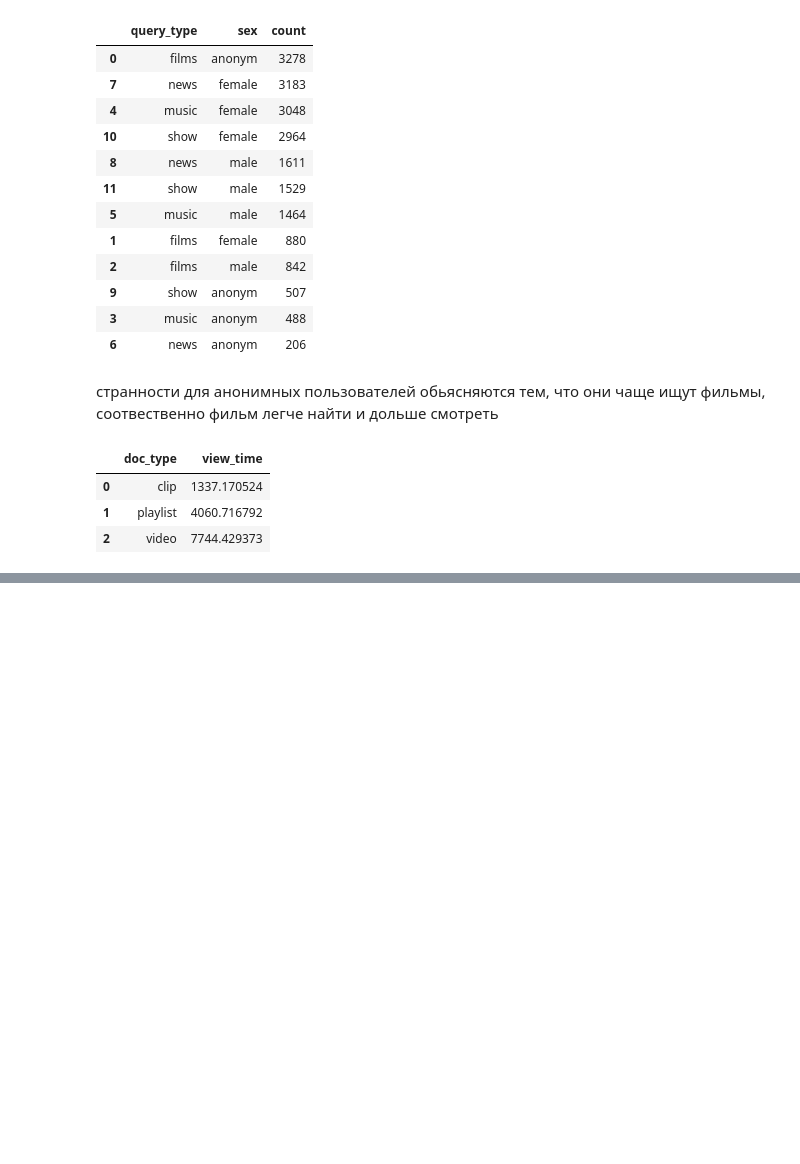
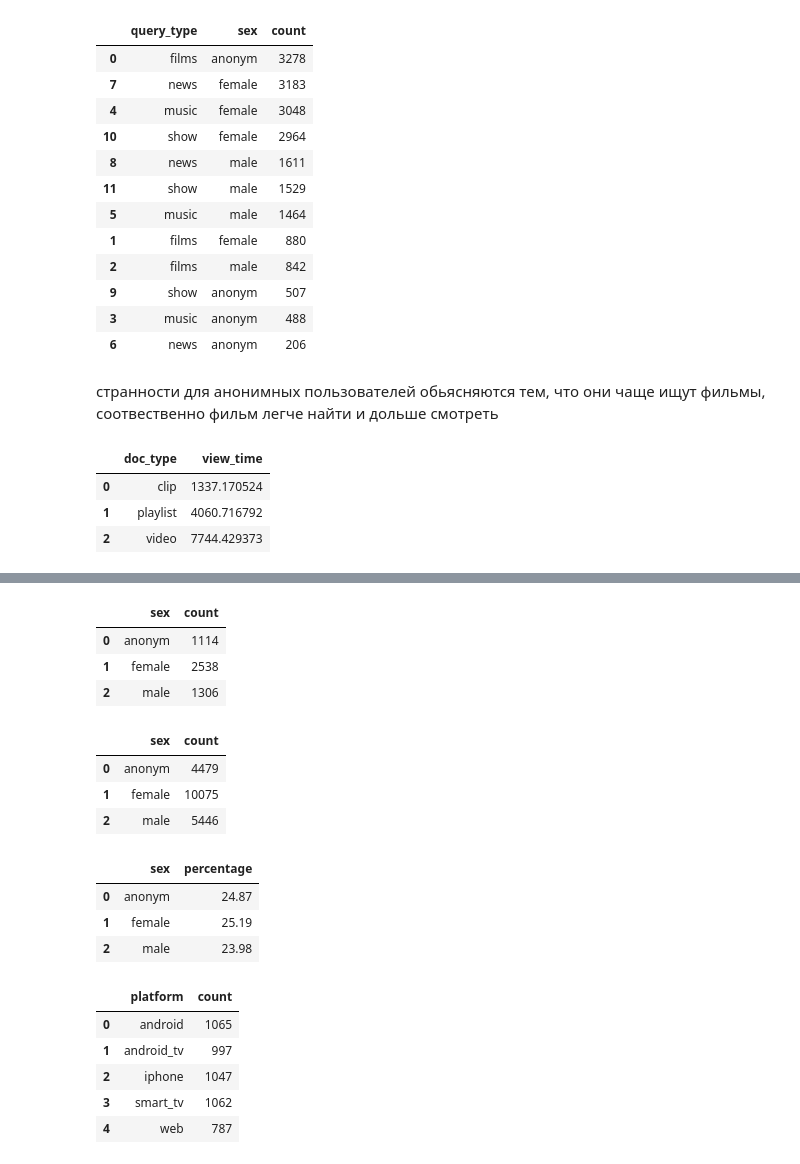
Before and after one commit to Xsize731/techtest_vk, a Jupyter notebook: main.ipynb, the cells around one changed output, grey strips where cells are left out. Drawn from its saved outputs; the diff is of its cells as text; code cells hidden in the pictures; blank space fills up the shorter version.

```diff
--- a/main.ipynb
+++ b/main.ipynb
@@ -418,0 +418,50 @@ plt.xticks(rotation=45)
+# %%
+# посмотрев по половому признаку, видим что запросы от женщин чаще оказываются неудачными, посмотрим общее количество запросов для каждого пола
+df[(df['event'] == 'search')] \
+    .groupby('sex', as_index=False)['user_id'] \
+    .count() \
+    .rename(columns = {'user_id' : 'count'})
+# %% [output]
+|  | sex | count |
+| 0 | anonym | 1114 |
+| 1 | female | 2538 |
+| 2 | male | 1306 |
+# %%
+# у женщин большее число запросов так как и пользователей женщин больше
+total_search = df.groupby('sex', as_index=False)['user_id'] \
+    .count() \
+    .rename(columns = {'user_id' : 'count'})
+total_search
+# %% [output]
+|  | sex | count |
+| 0 | anonym | 4479 |
+| 1 | female | 10075 |
+| 2 | male | 5446 |
+# %%
+# в процентном соотношении у всех примерно равное количество недачных запросов,
+unluck_search = df[(df['event'] == 'search')] \
+    .groupby('sex', as_index=False)['user_id'] \
+    .count() \
+    .rename(columns = {'user_id' : 'count'})
+res_search = pd.DataFrame()
+res_search['sex'] = unluck_search['sex']
+res_search['percentage'] = (unluck_search['count'] / total_search['count']).mul(100).round(2)
+res_search
+# %% [output]
+|  | sex | percentage |
+| 0 | anonym | 24.87 |
+| 1 | female | 25.19 |
+| 2 | male | 23.98 |
+# %%
+# Проверим неудачные поиски по платформам, в целом ситуация равная, для web платформы меньше так как ей пользуются меньше людей
+df[(df['event'] == 'search')] \
+    .groupby('platform', as_index=False)['user_id'] \
+    .count() \
+    .rename(columns = {'user_id' : 'count'})
+# %% [output]
+|  | platform | count |
+| 0 | android | 1065 |
+| 1 | android_tv | 997 |
+| 2 | iphone | 1047 |
+| 3 | smart_tv | 1062 |
+| 4 | web | 787 |
```
Also changed, not shown: parts of 24 cells of this notebook.
